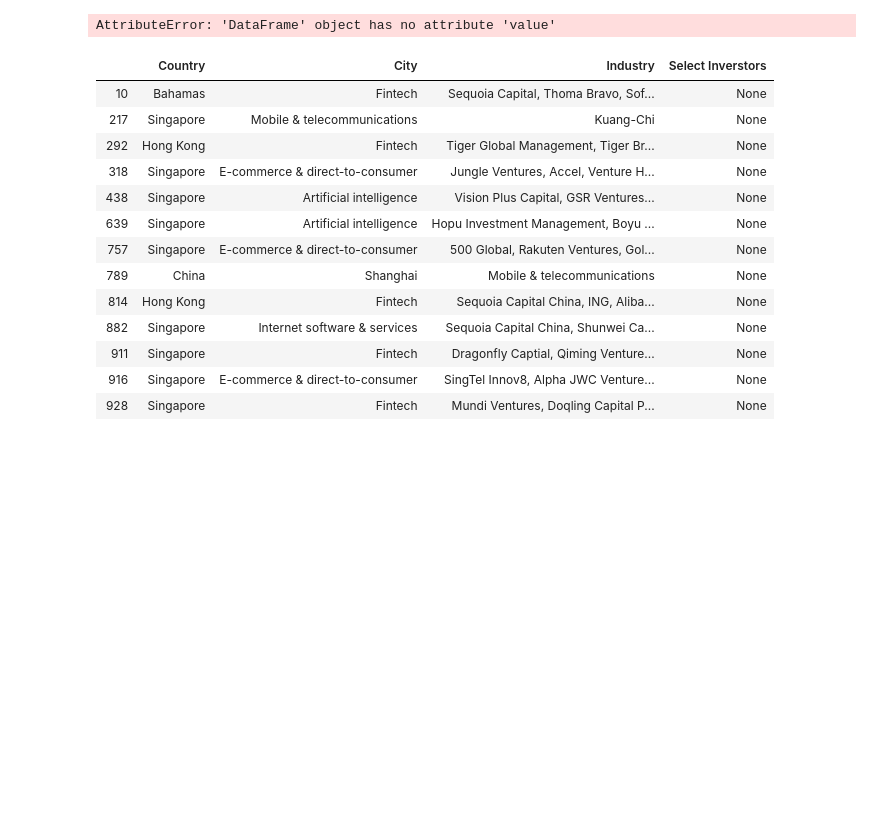
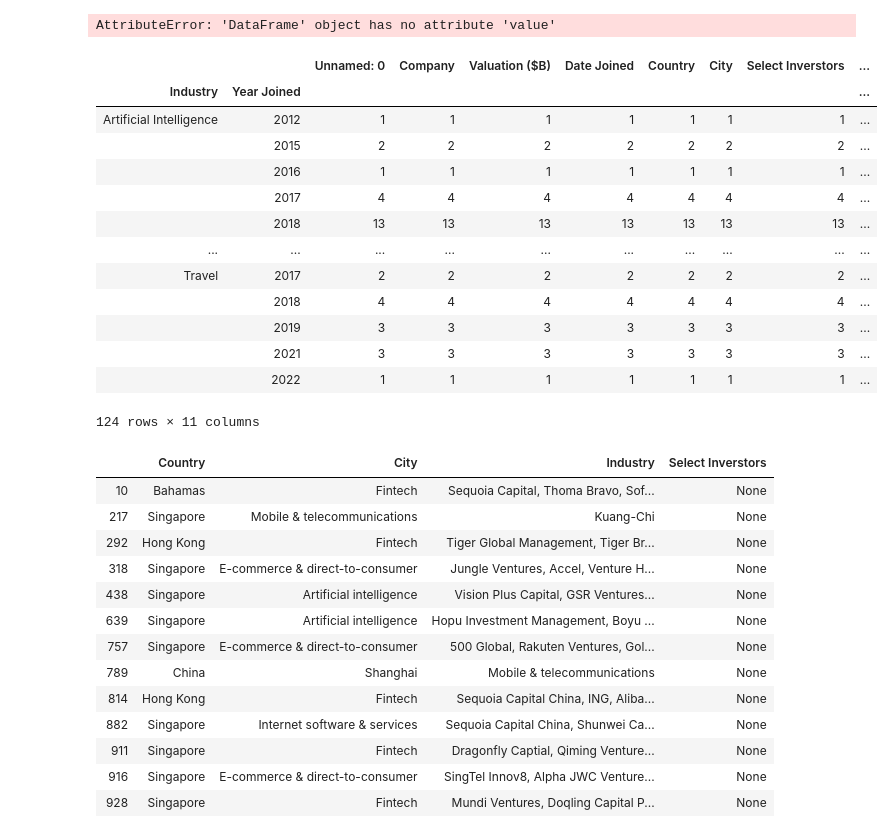
Before and after one commit to michaelchau0424/unicorns-data-vis, a Jupyter notebook: Untitled1.ipynb, the cells around one changed output. Saved outputs shown, nothing was run; the diff lists cells and outputs as text; code cells hidden in the pictures; blank space fills up the shorter version.

```diff
--- a/Untitled1.ipynb
+++ b/Untitled1.ipynb
@@ -153,6 +153,23 @@ AttributeError: 'DataFrame' object has no attribute 'value'
 # %%
 
 df_a.to_csv('./data/Unicorn_Companies_clean2.csv')
+# %%
+dfdf_a.groupby(['Industry', 'Year Joined']).count()
+# %% [output]
+|  |  | Unnamed: 0 | Company | Valuation ($B) | Date Joined | Country | City | Select Inverstors | ... |
+| Industry | Year Joined |  |  |  |  |  |  |  | ... |
+| Artificial Intelligence | 2012 | 1 | 1 | 1 | 1 | 1 | 1 | 1 | ... |
+|  | 2015 | 2 | 2 | 2 | 2 | 2 | 2 | 2 | ... |
+|  | 2016 | 1 | 1 | 1 | 1 | 1 | 1 | 1 | ... |
+|  | 2017 | 4 | 4 | 4 | 4 | 4 | 4 | 4 | ... |
+|  | 2018 | 13 | 13 | 13 | 13 | 13 | 13 | 13 | ... |
+| ... | ... | ... | ... | ... | ... | ... | ... | ... | ... |
+| Travel | 2017 | 2 | 2 | 2 | 2 | 2 | 2 | 2 | ... |
+|  | 2018 | 4 | 4 | 4 | 4 | 4 | 4 | 4 | ... |
+|  | 2019 | 3 | 3 | 3 | 3 | 3 | 3 | 3 | ... |
+|  | 2021 | 3 | 3 | 3 | 3 | 3 | 3 | 3 | ... |
+|  | 2022 | 1 | 1 | 1 | 1 | 1 | 1 | 1 | ... |
+124 rows × 11 columns
 # %%
 df2 = df.loc[df['Select Inverstors']== 'None', ['Country','City', 'Industry', 'Select Inverstors']]
 df.loc[df['Select Inverstors']== 'None', ['Country','City', 'Industry', 'Select Inverstors']]['Select Inverstors'] = df.loc[df['Select Inverstors']== 'None', ['Country','City', 'Industry', 'Select Inverstors']]['Select Inverstors'].replace('None', df['Industry'])
```
Also changed, not shown: 1 other file.
